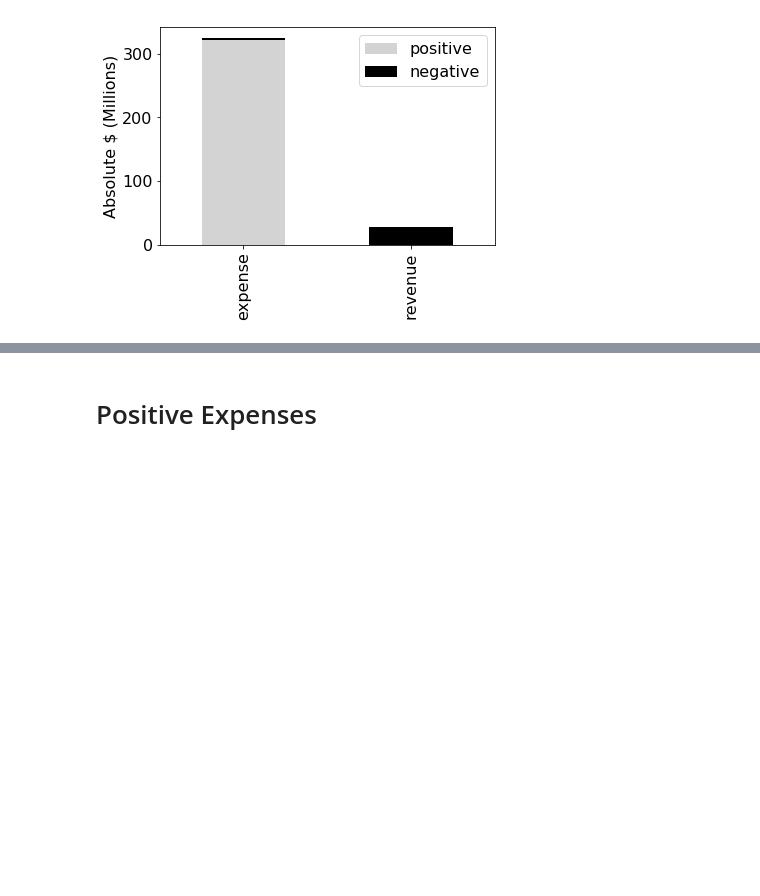
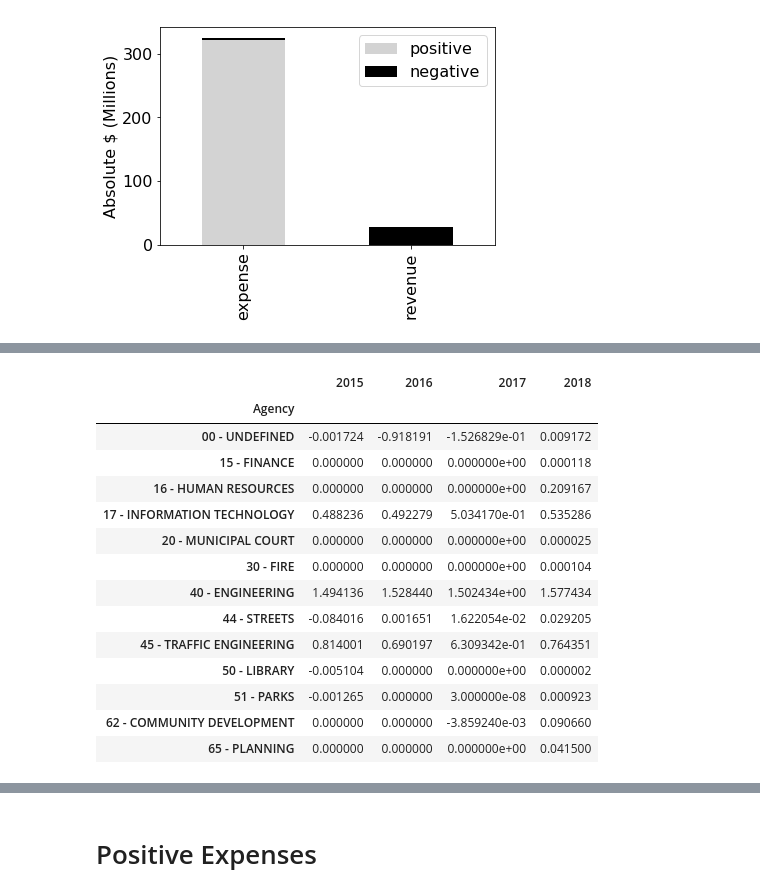
Before and after one commit to tylerharter/s19-city, a Jupyter notebook: overview.ipynb, the cells around one changed output, grey strips where cells are left out. Saved outputs shown, nothing was run; the diff lists cells and outputs as text; code cells hidden in the pictures; blank space fills up the shorter version.

```diff
--- a/overview.ipynb
+++ b/overview.ipynb
@@ -68,0 +83,19 @@ df[(df["Account Type"] == "Revenue") & (df["2018"] > 0)]
+# %%
+revenue_agg = revenues.groupby("Agency").agg("sum") / 1e6
+revenue_agg
+# %% [output]
+|  | 2015 | 2016 | 2017 | 2018 |
+| Agency |  |  |  |  |
+| 00 - UNDEFINED | -0.001724 | -0.918191 | -1.526829e-01 | 0.009172 |
+| 15 - FINANCE | 0.000000 | 0.000000 | 0.000000e+00 | 0.000118 |
+| 16 - HUMAN RESOURCES | 0.000000 | 0.000000 | 0.000000e+00 | 0.209167 |
+| 17 - INFORMATION TECHNOLOGY | 0.488236 | 0.492279 | 5.034170e-01 | 0.535286 |
+| 20 - MUNICIPAL COURT | 0.000000 | 0.000000 | 0.000000e+00 | 0.000025 |
+| 30 - FIRE | 0.000000 | 0.000000 | 0.000000e+00 | 0.000104 |
+| 40 - ENGINEERING | 1.494136 | 1.528440 | 1.502434e+00 | 1.577434 |
+| 44 - STREETS | -0.084016 | 0.001651 | 1.622054e-02 | 0.029205 |
+| 45 - TRAFFIC ENGINEERING | 0.814001 | 0.690197 | 6.309342e-01 | 0.764351 |
+| 50 - LIBRARY | -0.005104 | 0.000000 | 0.000000e+00 | 0.000002 |
+| 51 - PARKS | -0.001265 | 0.000000 | 3.000000e-08 | 0.000923 |
+| 62 - COMMUNITY DEVELOPMENT | 0.000000 | 0.000000 | -3.859240e-03 | 0.090660 |
+| 65 - PLANNING | 0.000000 | 0.000000 | 0.000000e+00 | 0.041500 |
```
Also changed, not shown: parts of 9 cells of this notebook, 1 other file.
